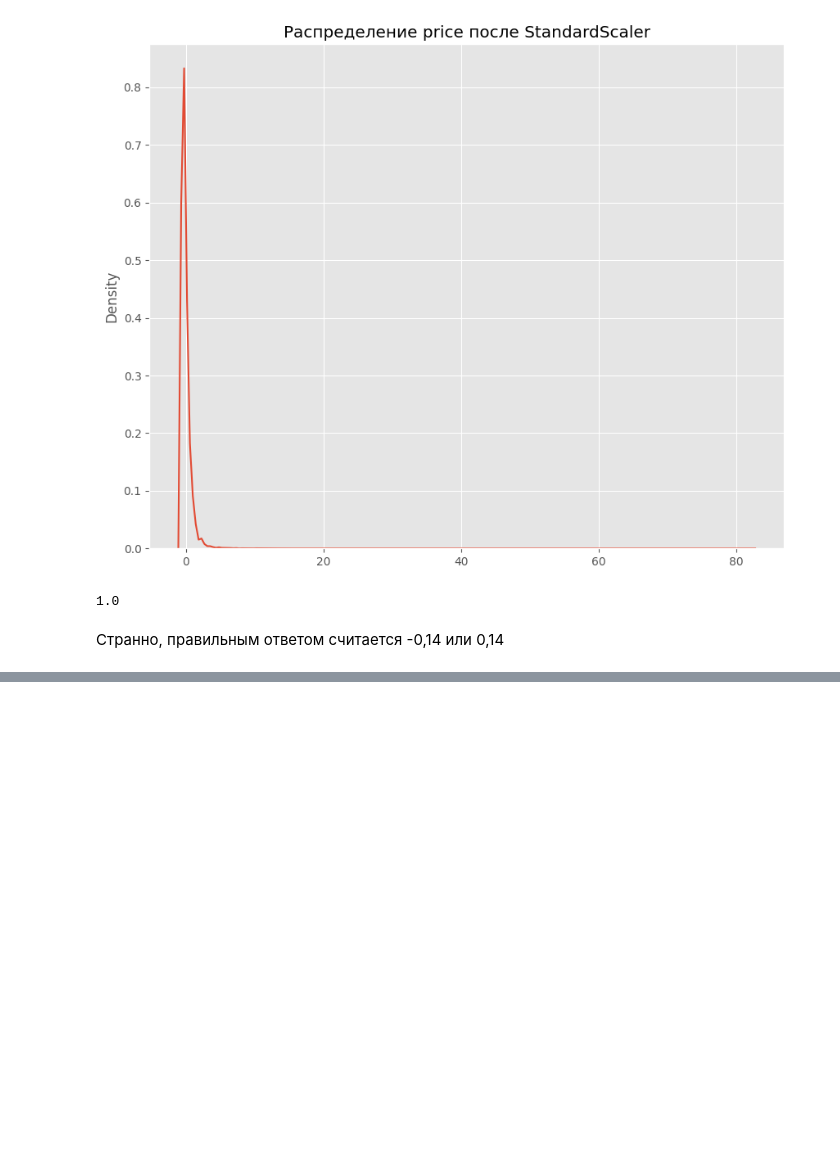
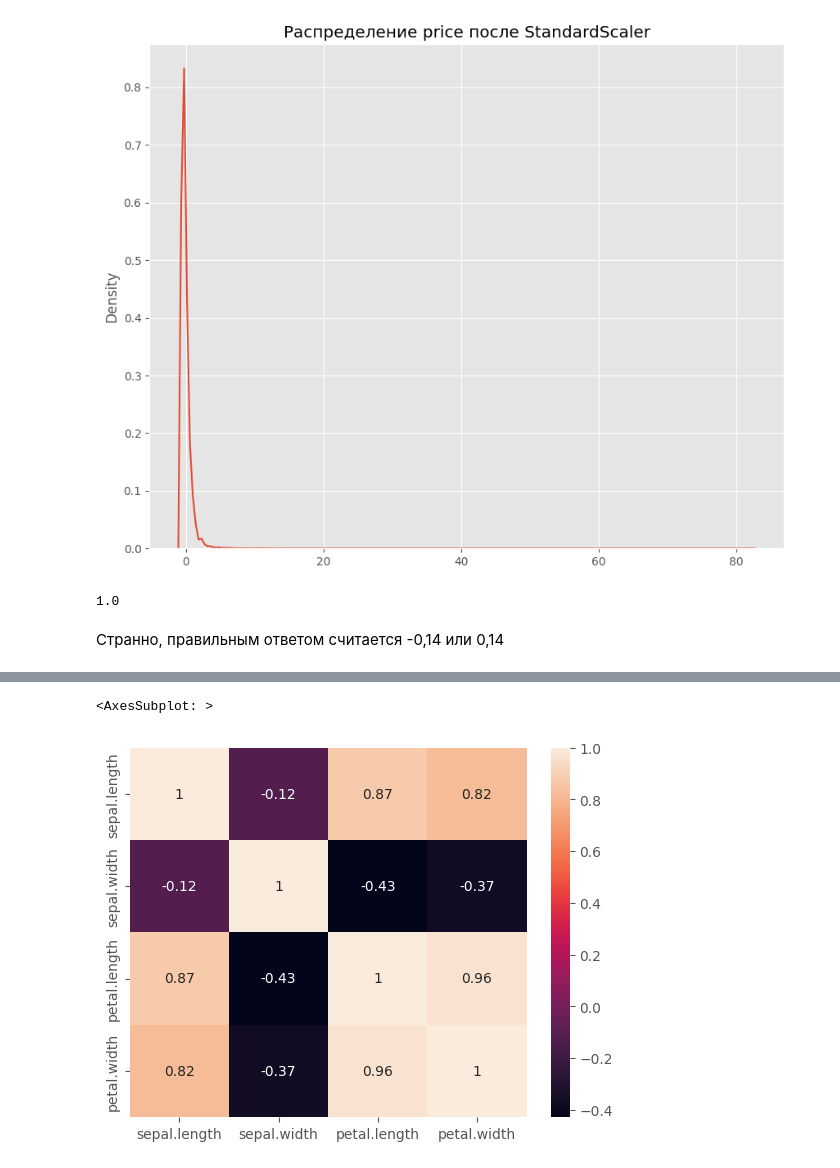
Before and after one commit to alexey300479/sf_datascience_2022, a Jupyter notebook: EDA_3/wine_eda.ipynb, the cells around one changed output, grey strips where cells are left out. Drawn from its saved outputs; the diff is of its cells as text; code cells hidden in the pictures; blank space fills up the shorter version.

```diff
--- a/EDA_3/wine_eda.ipynb
+++ b/EDA_3/wine_eda.ipynb
@@ -950,3 +950,7 @@ round(data.price_s.iloc[129968], 2)
 1.0
 # %% [markdown]
 Странно, правильным ответом считается -0,14 или 0,14
+# %%
+iris_path = join('dataset', 'iris.csv')
+iris = pd.read_csv(iris_path)
+iris
@@ -952,0 +971,5 @@ round(data.price_s.iloc[129968], 2)
+# %%
+sns.heatmap(iris.corr(), annot=True) # включаем отображение коэффициентов
+# %% [output]
+<AxesSubplot: >
+[figure, added]
```
Also changed, not shown: parts of 10 cells of this notebook, 1 other file.
